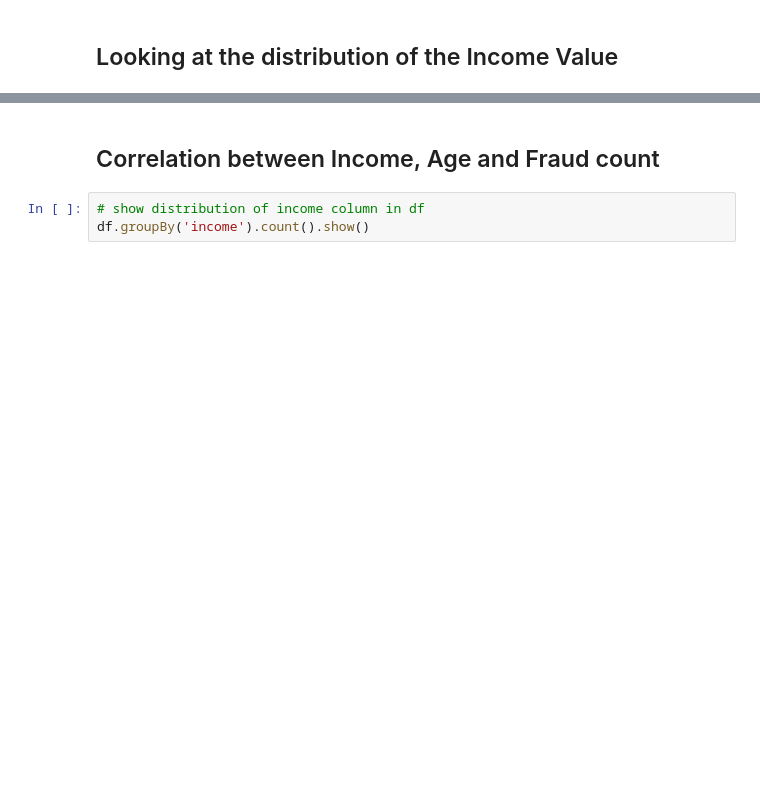
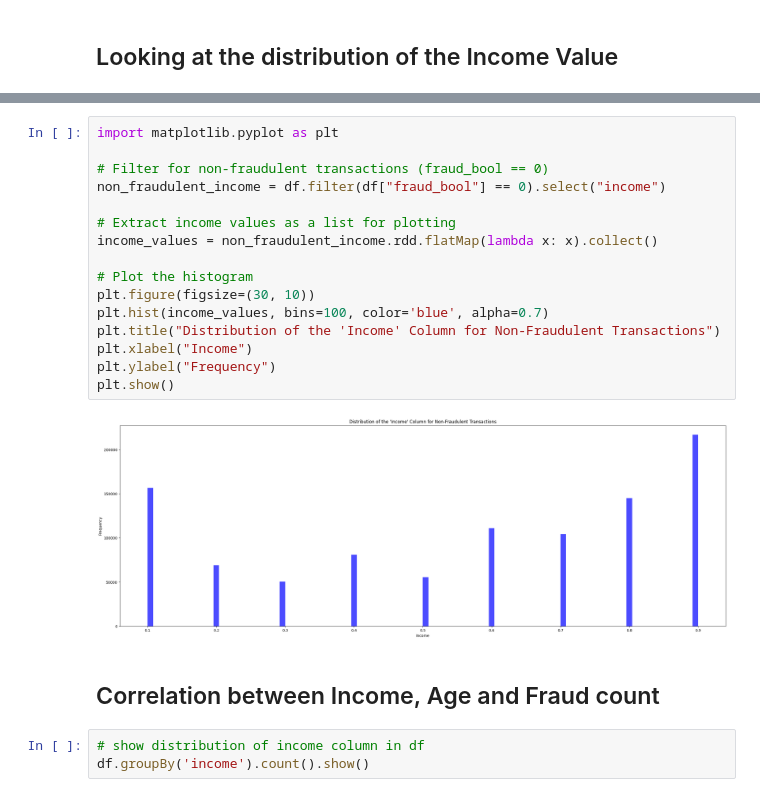
Before and after one commit to EmilianoMarrale/Bank-Fraud-Analysis-Pyspark, a Jupyter notebook: DataUnderstandingAndPrep.ipynb, the cells around one changed output, grey strips where cells are left out. Saved outputs shown, nothing was run; the diff lists cells and outputs as text; blank space fills up the shorter version.

```diff
--- a/DataUnderstandingAndPrep.ipynb
+++ b/DataUnderstandingAndPrep.ipynb
@@ -199,3 +242,21 @@ plt.show()
+# %%
+import matplotlib.pyplot as plt
+
+# Filter for non-fraudulent transactions (fraud_bool == 0)
+non_fraudulent_income = df.filter(df["fraud_bool"] == 0).select("income")
+
+# Extract income values as a list for plotting
+income_values = non_fraudulent_income.rdd.flatMap(lambda x: x).collect()
+
+# Plot the histogram
+plt.figure(figsize=(30, 10))
+plt.hist(income_values, bins=100, color='blue', alpha=0.7)
+plt.title("Distribution of the 'Income' Column for Non-Fraudulent Transactions")
+plt.xlabel("Income")
+plt.ylabel("Frequency")
+plt.show()
+# %% [output]
+[figure, added]
 # %% [markdown]
 ## Correlation between Income, Age and Fraud count
 # %%
```
Also changed, not shown: parts of 60 cells of this notebook, 2 other files.
